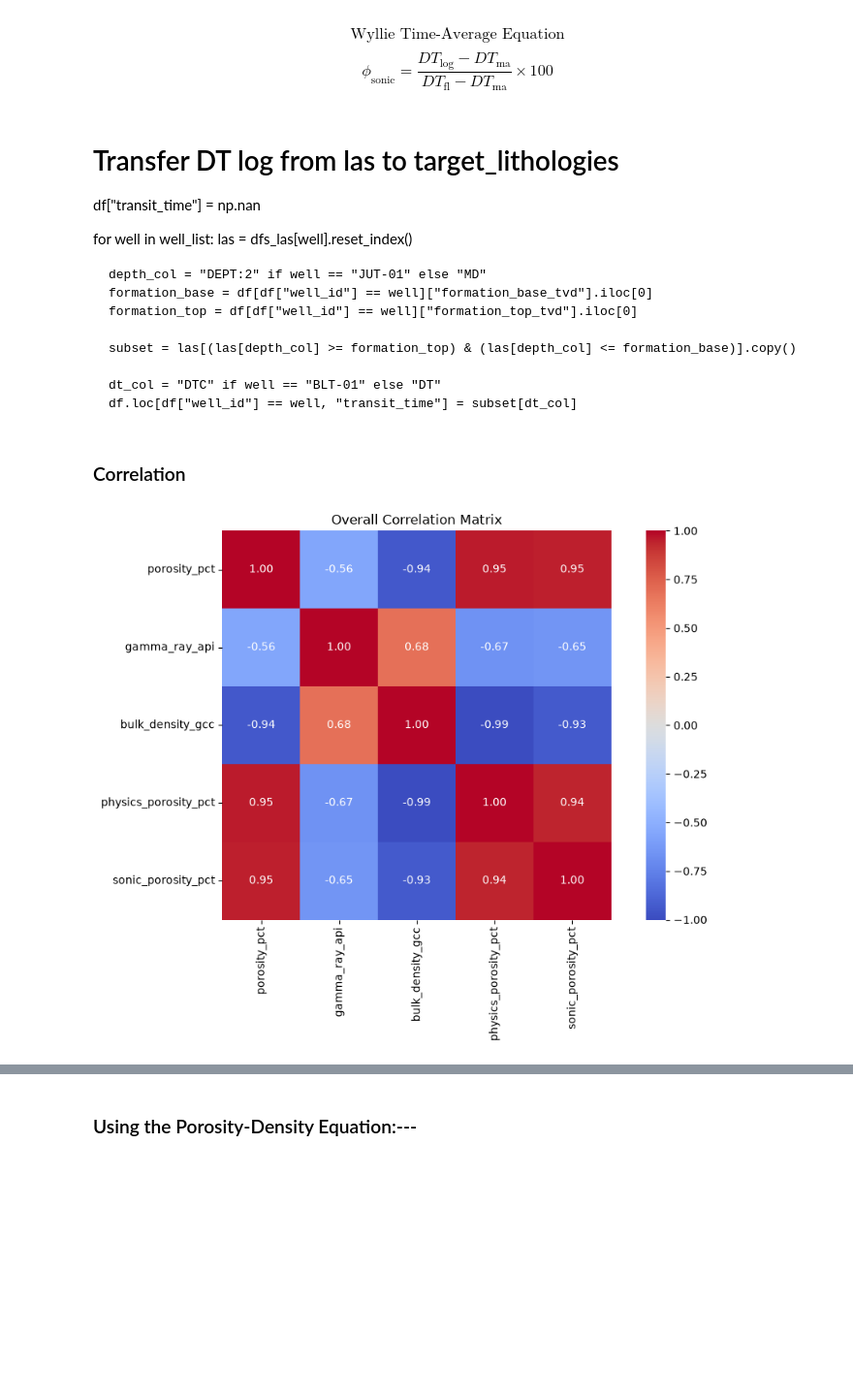
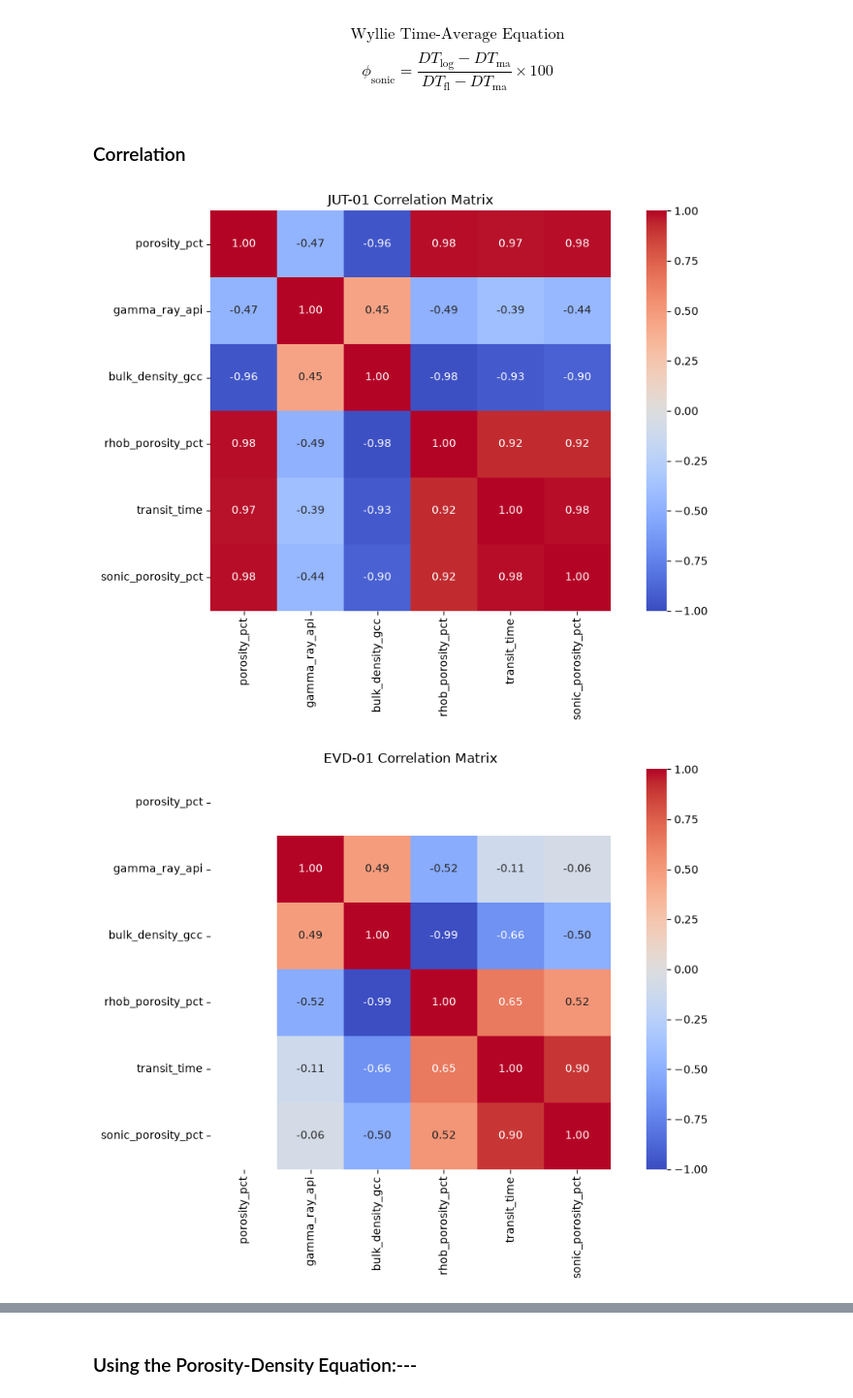
Before and after one commit to sadaraka-kadi/probable-eureka, a Jupyter notebook: notebooks/01_data_exploration.ipynb, the cells around one changed output, grey strips where cells are left out. Shown at 97% size. Saved outputs shown, nothing was run; the diff lists cells and outputs as text; code cells hidden in the pictures; blank space fills up the shorter version.

Commit message:
One-well out

```diff
--- a/notebooks/01_data_exploration.ipynb
+++ b/notebooks/01_data_exploration.ipynb
@@ -58,8 +57,6 @@ Well Name: PKP-01
 LAS DataFrame shape: (27508, 6)
 Columns: ['MD', 'GR', 'DT', 'RHOB', 'DRHO', 'NPHI']
 # %%
-well_figures = {}
-
 # GR, RHOB, NPHI, DRHO, DT/DTC logs plotted
 for well in well_names:
     df_las = dfs_las[well]
@@ -106,7 +103,6 @@ for well in well_names:
     for ax in axes:
         ax.grid(True, alpha=0.3)
 
-    well_figures[well] = fig
     plt.tight_layout()
     plt.show()
 # %% [output]
@@ -379,7 +375,7 @@ $$\phi = \frac{\rho_{ma} - \rho_b}{\rho_{ma} - \rho_{fl}} \times 100$$
 RHO_MA = 2.69
 RHO_FL = 1.0
 
-df['physics_porosity_pct'] = (
+df['rhob_porosity_pct'] = (
     ((RHO_MA - df['bulk_density_gcc']) / (RHO_MA - RHO_FL))
     .clip(0.02, 1.0)
     * 100
@@ -396,21 +383,6 @@ df.groupby("well_id")[["bulk_density_gcc", "gamma_ray_api", "porosity_pct", "phy
 # %% [markdown]
 $$\text{Wyllie Time-Average Equation}$$
 $$\phi_{\text{sonic}} = \frac{DT_{\text{log}} - DT_{\text{ma}}}{DT_{\text{fl}} - DT_{\text{ma}}} \times 100$$
-# %% [markdown]
-# Transfer DT log from las to target_lithologies
-df["transit_time"] = np.nan
-
-for well in well_list:
-    las = dfs_las[well].reset_index()
-
-    depth_col = "DEPT:2" if well == "JUT-01" else "MD"
-    formation_base = df[df["well_id"] == well]["formation_base_tvd"].iloc[0]
-    formation_top = df[df["well_id"] == well]["formation_top_tvd"].iloc[0]
-
-    subset = las[(las[depth_col] >= formation_top) & (las[depth_col] <= formation_base)].copy()
-
-    dt_col = "DTC" if well == "BLT-01" else "DT"
-    df.loc[df["well_id"] == well, "transit_time"] = subset[dt_col]
 # %%
 # Transfer DT log from las to target_lithologies
 df["transit_time"] = np.nan
@@ -438,7 +410,7 @@ for well in well_list:
 # 185 mu.s/ft -saline formation brine (185, 190)
 
 DT_MA = 55.5
-DT_FL = 185
+DT_FL = 190
 
 df['sonic_porosity_pct'] = (
     ((df["transit_time"] - DT_MA) / (DT_FL - DT_MA))
@@ -448,15 +420,17 @@ df['sonic_porosity_pct'] = (
 # %% [markdown]
 ### Correlation
 # %%
-# Correlation heatmap
-tot_cols = log_cols + ["physics_porosity_pct"] + ["sonic_porosity_pct"]
+# Correlation heatmaps
+for well in well_list:
+    tot_cols = log_cols + ["rhob_porosity_pct"] + ["transit_time"] + ["sonic_porosity_pct"]
 
-corr = df[tot_cols].dropna().corr()
+    corr = df[df["well_id"] == well][tot_cols].corr()
 
-fig, ax = plt.subplots(figsize=(10, 7))
-sns.heatmap(corr, annot=True, fmt='.2f', ax=ax, cmap='coolwarm', vmin=-1, vmax=1, square=True)
-ax.set_title('Overall Correlation Matrix')
+    fig, ax = plt.subplots(figsize=(10, 7))
+    sns.heatmap(corr, annot=True, fmt='.2f', ax=ax, cmap='coolwarm', vmin=-1, vmax=1, square=True)
+    ax.set_title(f'{well} Correlation Matrix')
 
-plt.tight_layout()
+    plt.tight_layout()
 # %% [output]
-[figure, old version]
+[figure, new version]
+[figure, added]
```
Also changed, not shown: parts of 16 cells of this notebook.
